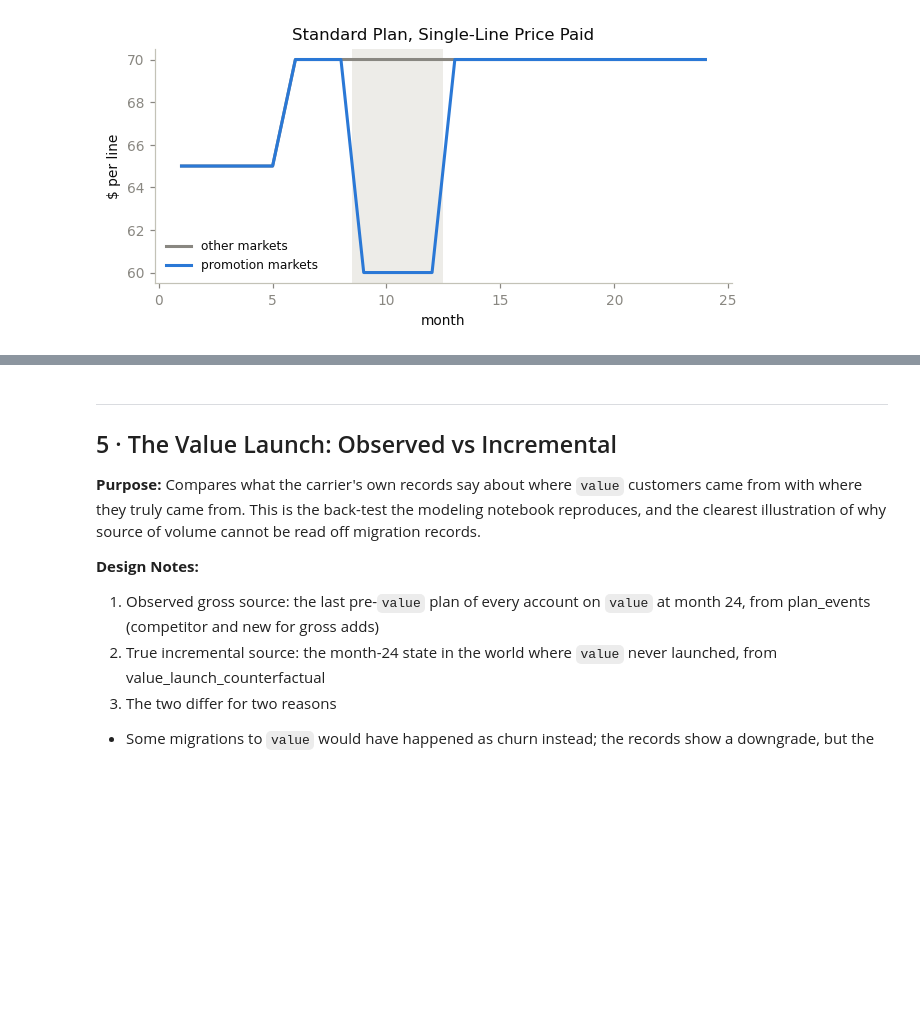
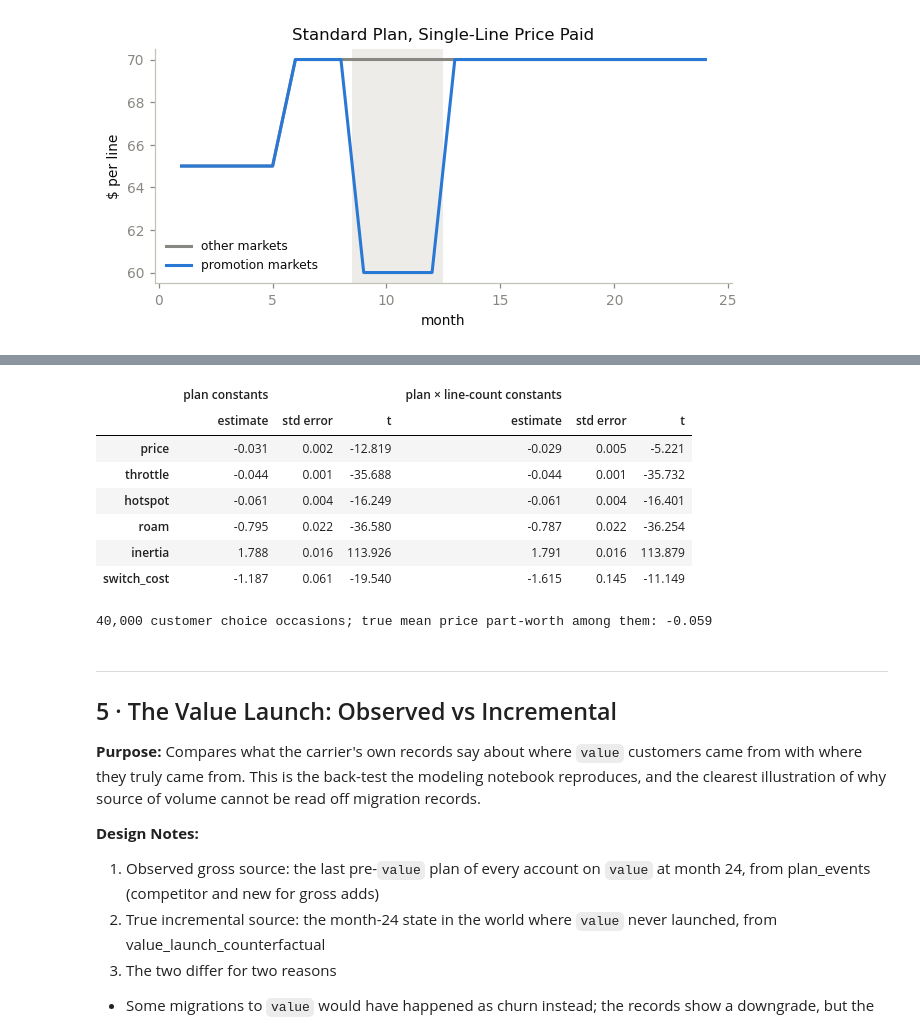
Before and after one commit to paforsey/data-science-portfolio, a Jupyter notebook: case-studies/rate-plan-cannibalization/data/00_generate_and_validate_data.ipynb, the cells around one changed output, grey strips where cells are left out. Cells and saved outputs as stored; diff of their text form; code cells hidden in the pictures; blank space fills up the shorter version.

```diff
--- a/case-studies/rate-plan-cannibalization/data/00_generate_and_validate_data.ipynb
+++ b/case-studies/rate-plan-cannibalization/data/00_generate_and_validate_data.ipynb
@@ -1748,3 +1809,73 @@ Mean competitive intensity: promotion markets 0.73, other markets 0.34
+# %%
+# Check Price Identification
+from scipy.optimize import minimize
+
+
+def fit_conditional_logit(X, chosen, available, names):
+
+    n, J, K = X.shape
+    rows = np.arange(n)
+
+    def objective(b):
+        V = np.where(available, X @ b, -np.inf)
+        lse = logsumexp(V, axis = 1)
+        P = np.exp(V - lse[:, None])
+        grad = X[rows, chosen].sum(axis = 0) - np.einsum('nj,njk->k', P, X)
+        return -(V[rows, chosen] - lse).sum(), -grad
+
+    result = minimize(objective, np.zeros(K), jac = True, method = 'L-BFGS-B')
+
+    V = np.where(available, X @ result.x, -np.inf)
+    P = np.exp(V - logsumexp(V, axis = 1)[:, None])
+    x_bar = np.einsum('nj,njk->nk', P, X)
+    H = sum((P[:, j, None] * X[:, j]).T @ X[:, j] for j in range(J)) - x_bar.T @ x_bar
+    se = np.sqrt(np.diag(np.linalg.pinv(H)))
+
+    return pd.DataFrame({'estimate': result.x, 'std error': se, 't': result.x / se}, index = names)
+
+
+occ = choice_occasions
+customer_occasions = np.flatnonzero(IS_OWN[occ['current']])
+pick = np.random.default_rng(SEED + 2).choice(customer_occasions, size = min(40_000, len(customer_occasions)), replace = False)
+
+hid, current = occ['household_id'][pick], occ['current'][pick]
+alt_index = np.arange(len(ALTS))
+base = np.stack([
+    occ['price'][pick],
+    SURPLUS_BASE['throttle'][hid], SURPLUS_BASE['hotspot'][hid], SURPLUS_BASE['roam'][hid],
+    (alt_index[None, :] == current[:, None]).astype(float),
+    (CARRIER[None, :] != CARRIER[current][:, None]).astype(float),
+], axis = 2)
+base_names = ['price', 'throttle', 'hotspot', 'roam', 'inertia', 'switch_cost']
+
+constant_alts = [a for a in ALTS if a not in ('outside', 'essentials')]
+plan_constants = np.stack([(alt_index == A[a]).astype(float)[None, :].repeat(len(pick), axis = 0) for a in constant_alts], axis = 2)
+
+lines = HH['lines'][hid]
+line_constants = np.stack([
+    ((alt_index == A[a])[None, :] & (lines == l)[:, None]).astype(float)
+    for a in constant_alts for l in range(1, 6)
+], axis = 2)
+
+fits = {
+    'plan constants': fit_conditional_logit(np.concatenate([base, plan_constants], axis = 2), occ['chosen'][pick], occ['available'][pick],
+                                            base_names + [f'asc_{a}' for a in constant_alts]),
+    'plan × line-count constants': fit_conditional_logit(np.concatenate([base, line_constants], axis = 2), occ['chosen'][pick], occ['available'][pick],
+                                                         base_names + [f'asc_{a}_{l}' for a in constant_alts for l in range(1, 6)]),
+}
+
+display(pd.concat({k: v.loc[base_names] for k, v in fits.items()}, axis = 1).round(3).rename_axis(None))
+print(f'{len(pick):,} customer choice occasions; true mean price part-worth among them: {TASTE_ARRAYS["b_price"][hid].mean():.3f}')
+# %% [output]
+|  | plan constants |  |  | plan × line-count constants |  |  |
+|  | estimate | std error | t | estimate | std error | t |
+| price | -0.031 | 0.002 | -12.819 | -0.029 | 0.005 | -5.221 |
+| throttle | -0.044 | 0.001 | -35.688 | -0.044 | 0.001 | -35.732 |
+| hotspot | -0.061 | 0.004 | -16.249 | -0.061 | 0.004 | -16.401 |
+| roam | -0.795 | 0.022 | -36.580 | -0.787 | 0.022 | -36.254 |
+| inertia | 1.788 | 0.016 | 113.926 | 1.791 | 0.016 | 113.879 |
+| switch_cost | -1.187 | 0.061 | -19.540 | -1.615 | 0.145 | -11.149 |
+40,000 customer choice occasions; true mean price part-worth among them: -0.059
 # %% [markdown]
 ---
 ## 5 · The Value Launch: Observed vs Incremental
```
Also changed, not shown: parts of 11 cells of this notebook, 2 other files.
